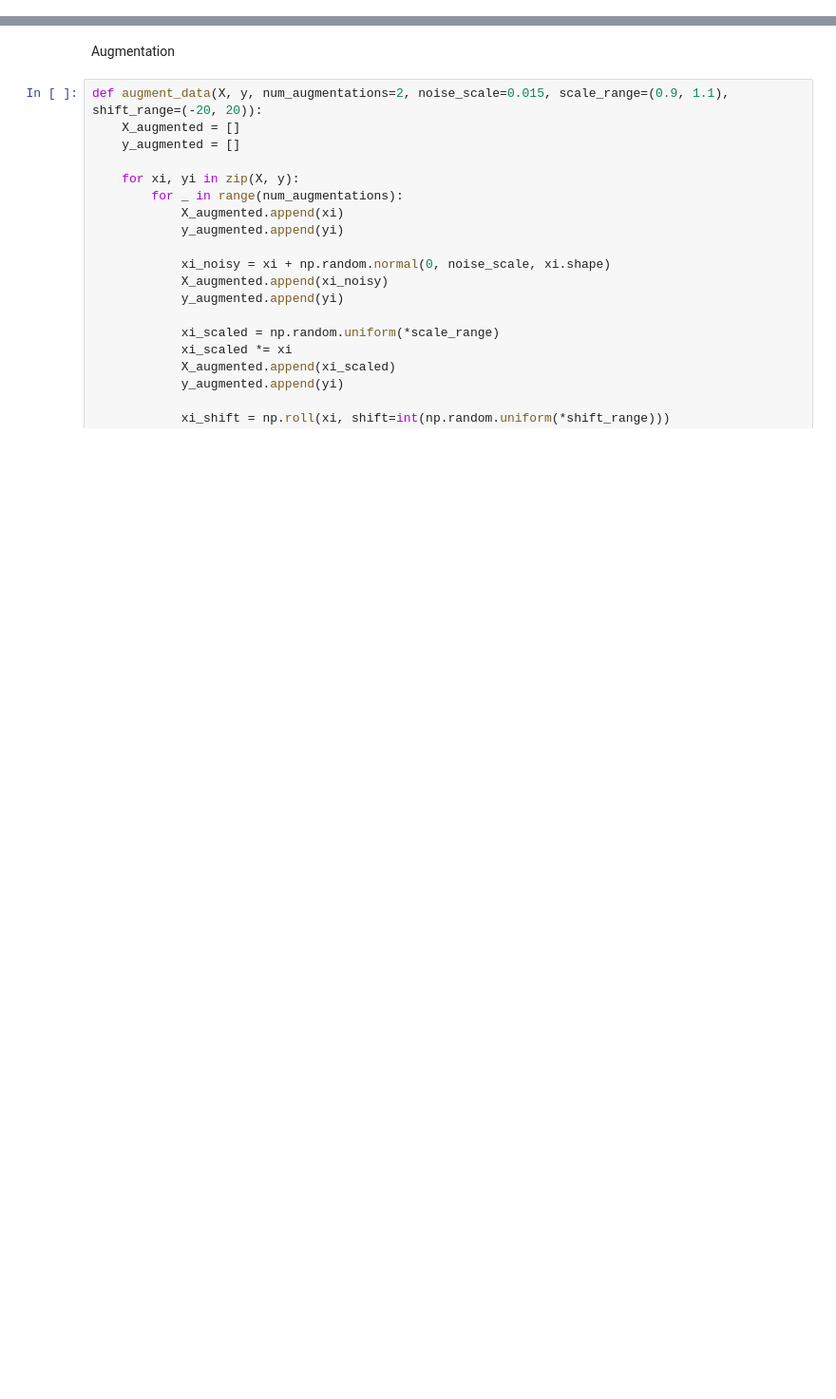
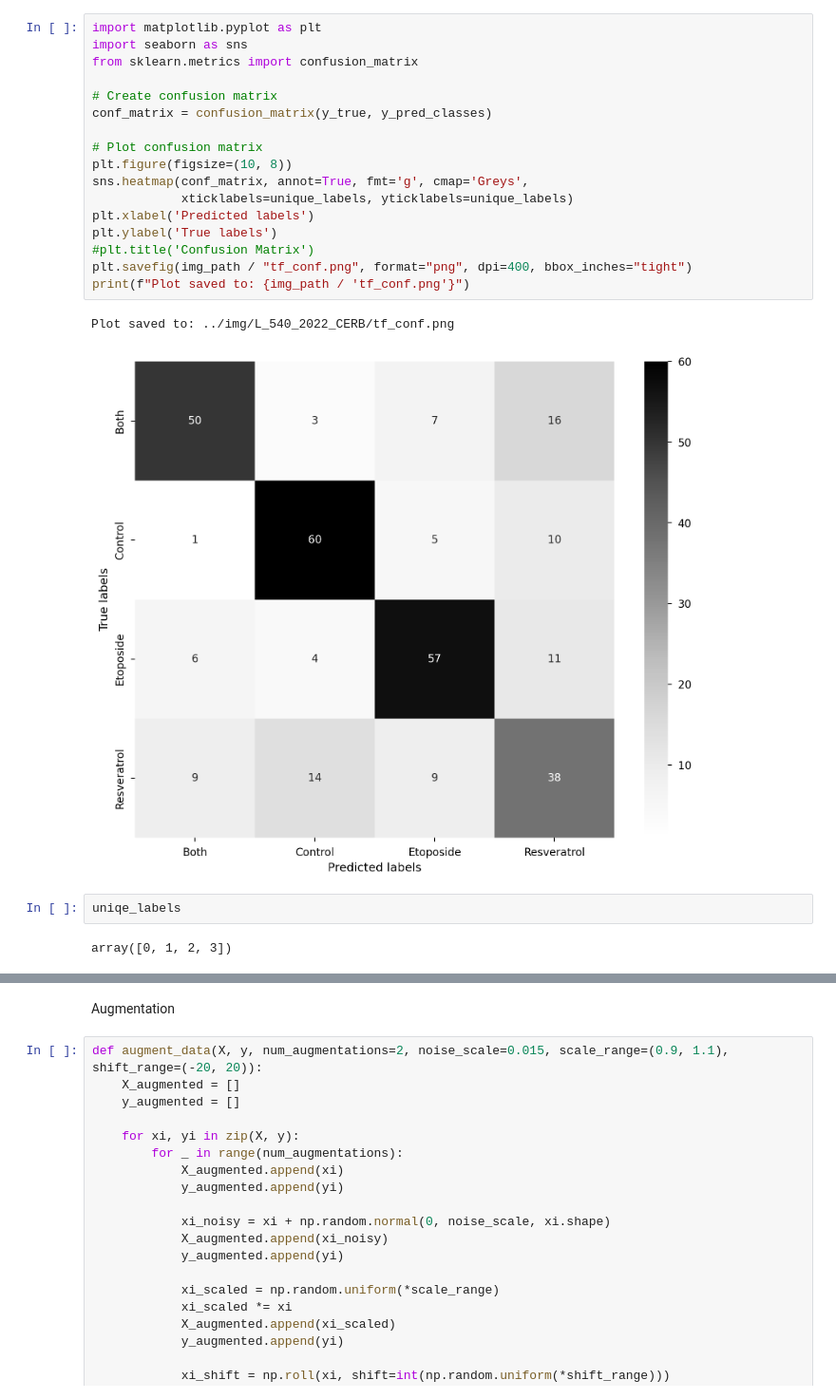
Before and after one commit to nigginoki/Multiclass_RamanMachineLearning, a Jupyter notebook: notebooks/Multiclass_Tensorflow.ipynb, the cells around one changed output, grey strips where cells are left out. Shown at 95% size. Saved outputs shown, nothing was run; the diff lists cells and outputs as text; blank space fills up the shorter version.

```diff
--- a/notebooks/Multiclass_Tensorflow.ipynb
+++ b/notebooks/Multiclass_Tensorflow.ipynb
@@ -164,0 +110,24 @@ You must install pydot (`pip install pydot`) and install graphviz (see instructi
+# %%
+import matplotlib.pyplot as plt
+import seaborn as sns
+from sklearn.metrics import confusion_matrix
+
+# Create confusion matrix
+conf_matrix = confusion_matrix(y_true, y_pred_classes)
+
+# Plot confusion matrix
+plt.figure(figsize=(10, 8))
+sns.heatmap(conf_matrix, annot=True, fmt='g', cmap='Greys',
+            xticklabels=unique_labels, yticklabels=unique_labels)
+plt.xlabel('Predicted labels')
+plt.ylabel('True labels')
+#plt.title('Confusion Matrix')
+plt.savefig(img_path / "tf_conf.png", format="png", dpi=400, bbox_inches="tight")
+print(f"Plot saved to: {img_path / 'tf_conf.png'}")
+# %% [output]
+Plot saved to: ../img/L_540_2022_CERB/tf_conf.png
+[figure, added]
+# %%
+uniqe_labels
+# %% [output]
+array([0, 1, 2, 3])
```
Also changed, not shown: parts of 12 cells of this notebook, 7 other files.
